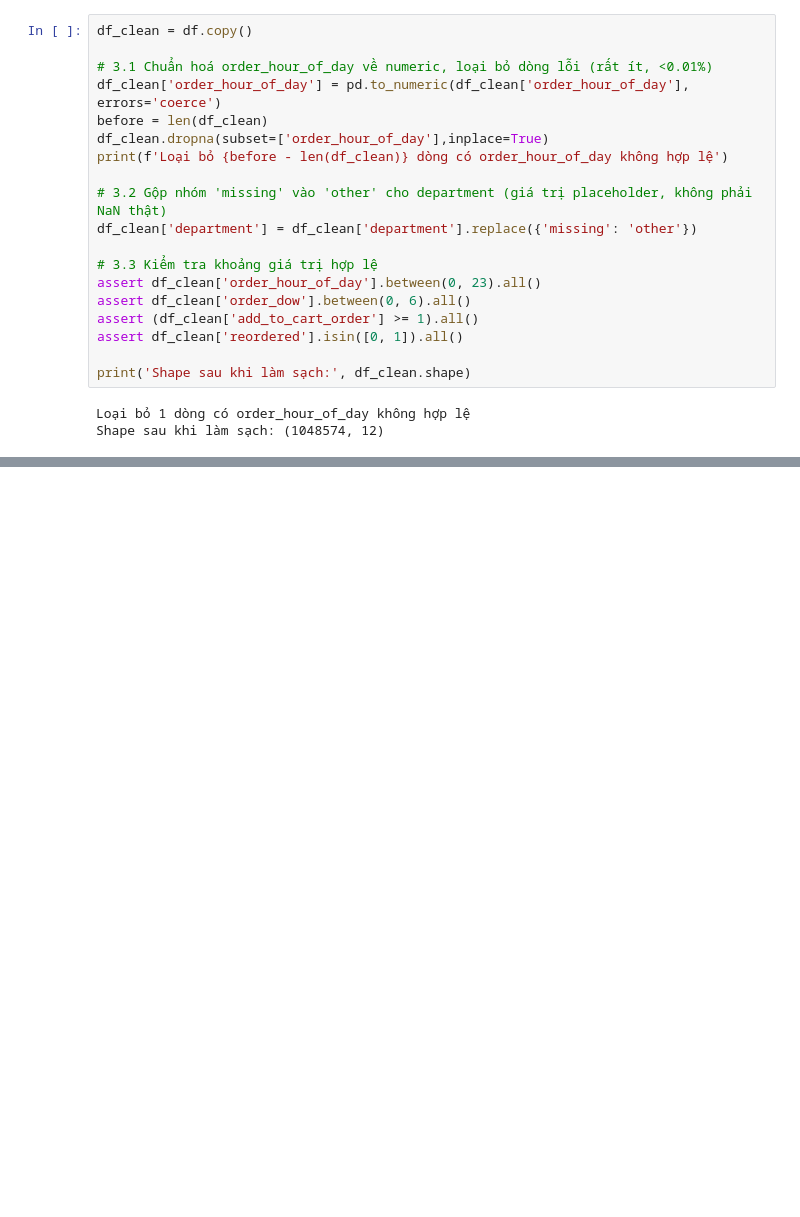
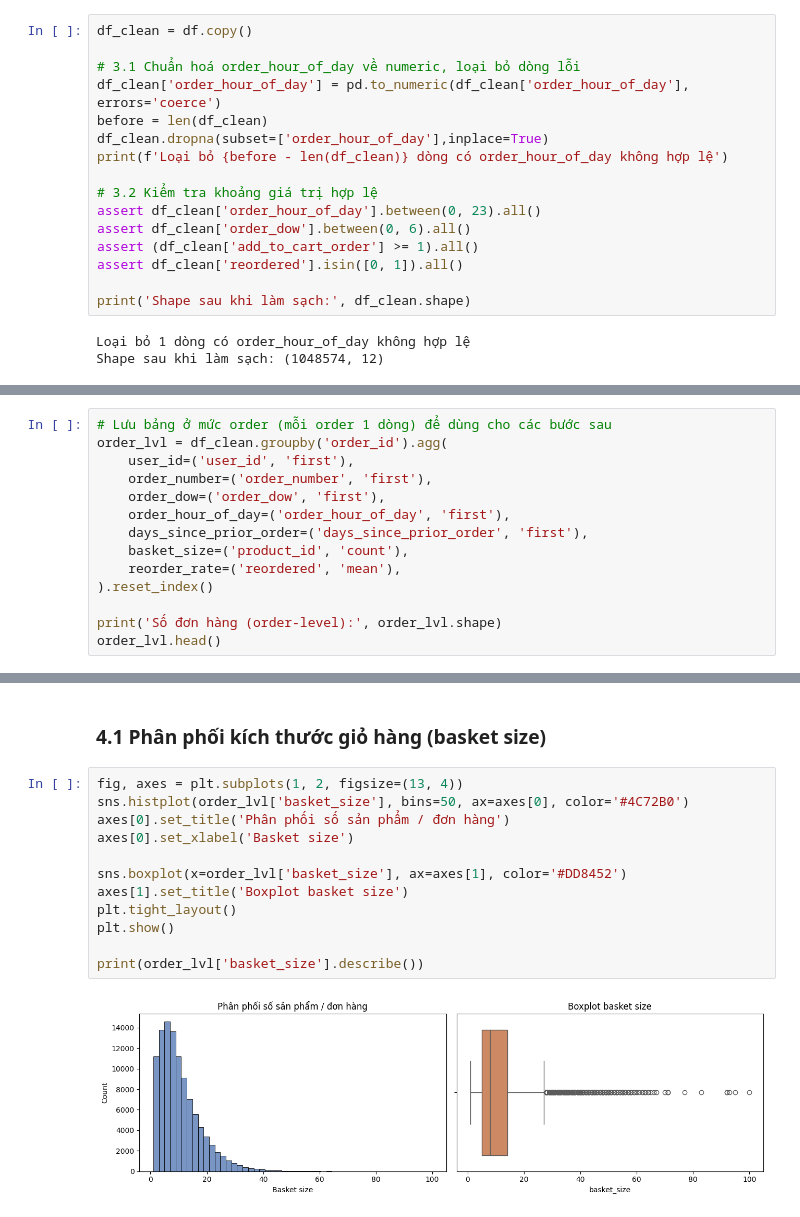
Before and after one commit to nguyenquynhanh10267-debug/Machine-Learning, a Jupyter notebook: taobao_behaviour/data_cleaning.ipynb, the cells around one changed output, grey strips where cells are left out. Drawn from its saved outputs; the diff is of its cells as text; blank space fills up the shorter version.

```diff
--- a/taobao_behaviour/data_cleaning.ipynb
+++ b/taobao_behaviour/data_cleaning.ipynb
@@ -154,16 +145,13 @@ df_new.shape
 # %%
 df_clean = df.copy()
 
-# 3.1 Chuẩn hoá order_hour_of_day về numeric, loại bỏ dòng lỗi (rất ít, <0.01%)
+# 3.1 Chuẩn hoá order_hour_of_day về numeric, loại bỏ dòng lỗi
 df_clean['order_hour_of_day'] = pd.to_numeric(df_clean['order_hour_of_day'], errors='coerce')
 before = len(df_clean)
 df_clean.dropna(subset=['order_hour_of_day'],inplace=True)
 print(f'Loại bỏ {before - len(df_clean)} dòng có order_hour_of_day không hợp lệ')
 
-# 3.2 Gộp nhóm 'missing' vào 'other' cho department (giá trị placeholder, không phải NaN thật)
-df_clean['department'] = df_clean['department'].replace({'missing': 'other'})
-
-# 3.3 Kiểm tra khoảng giá trị hợp lệ
+# 3.2 Kiểm tra khoảng giá trị hợp lệ
 assert df_clean['order_hour_of_day'].between(0, 23).all()
 assert df_clean['order_dow'].between(0, 6).all()
 assert (df_clean['add_to_cart_order'] >= 1).all()
@@ -175,0 +178,14 @@ Shape sau khi làm sạch: (1048574, 12)
+# %%
+# Lưu bảng ở mức order (mỗi order 1 dòng) để dùng cho các bước sau
+order_lvl = df_clean.groupby('order_id').agg(
+    user_id=('user_id', 'first'),
+    order_number=('order_number', 'first'),
+    order_dow=('order_dow', 'first'),
+    order_hour_of_day=('order_hour_of_day', 'first'),
+    days_since_prior_order=('days_since_prior_order', 'first'),
+    basket_size=('product_id', 'count'),
+    reorder_rate=('reordered', 'mean'),
+).reset_index()
+
+print('Số đơn hàng (order-level):', order_lvl.shape)
+order_lvl.head()
@@ -175,0 +202,16 @@ Shape sau khi làm sạch: (1048574, 12)
+# %% [markdown]
+### 4.1 Phân phối kích thước giỏ hàng (basket size)
+# %%
+fig, axes = plt.subplots(1, 2, figsize=(13, 4))
+sns.histplot(order_lvl['basket_size'], bins=50, ax=axes[0], color='#4C72B0')
+axes[0].set_title('Phân phối số sản phẩm / đơn hàng')
+axes[0].set_xlabel('Basket size')
+
+sns.boxplot(x=order_lvl['basket_size'], ax=axes[1], color='#DD8452')
+axes[1].set_title('Boxplot basket size')
+plt.tight_layout()
+plt.show()
+
+print(order_lvl['basket_size'].describe())
+# %% [output]
+[figure, added]
```
Also changed, not shown: parts of 21 cells of this notebook, 1 other file.
